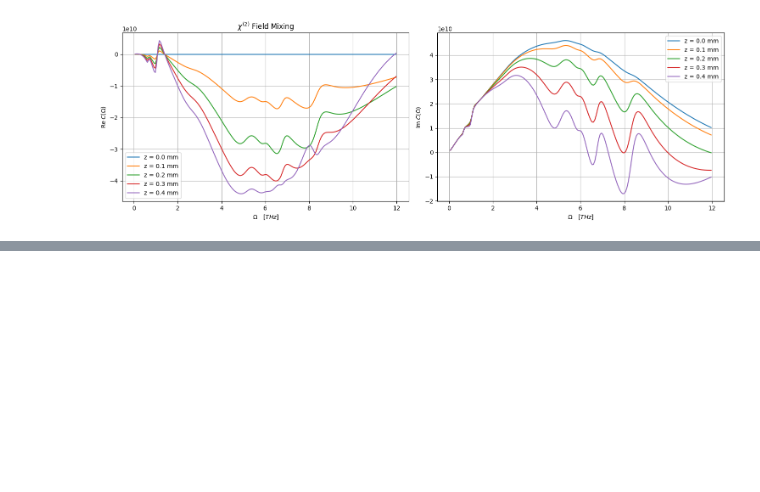
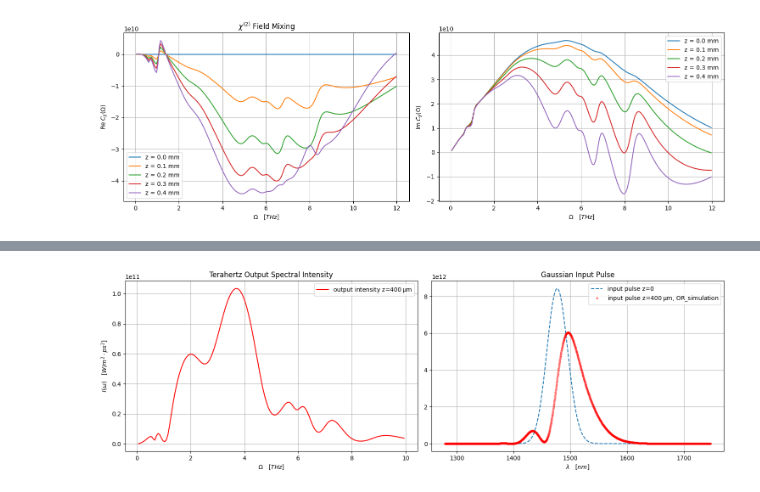
Before and after one commit to p-engel/nonlinear_optics, a Jupyter notebook: optical_rectification/analysis.ipynb, the cells around one changed output, grey strips where cells are left out. Saved outputs shown, nothing was run; the diff lists cells and outputs as text; code cells hidden in the pictures; blank space fills up the shorter version.

```diff
--- a/optical_rectification/analysis.ipynb
+++ b/optical_rectification/analysis.ipynb
@@ -335,0 +419,28 @@ plt.tight_layout()
+# %%
+# visualize cascaded OR Field Output
+pulse = definitions.Gaussian(E0=1.3*5.4315e8)
+model2 = propagator.ORPropagator(pulse, cascade=True)
+output2 = run.or_simulation(model2)
+# %%
+fig10b, (ax10b, ax11b) = plt.subplots(figsize=(15, 5), nrows=1, ncols=2)
+
+ax11b.plot(c_thz/pulse.w * 1e9, (EPS0 * c / 2)*np.abs(pulse.field_w())**2, '--',
+          label=r'input pulse z=0')
+ax11b.plot(c_thz/pulse.w * 1e9, (EPS0 * c / 2)*np.abs(output2["Ew"])**2, '.r',
+          alpha=0.4, label=r'input pulse z=$400 \: {\rm {\mu}m}$, OR_simulation')
+ax11b.set_title(r"Gaussian Input Pulse")
+ax11b.set_xlabel(r"$\lambda \quad [nm]$")
+ax11b.legend()
+ax11b.grid(True)
+
+ax10b.plot(output2["model"].Ω, (EPS0 * c / 2)*np.abs(output2["EΩ"])**2, '-r',
+          label=r'output intensity z=$400 \: {\rm {\mu}m}$')
+ax10b.set_title(r"Terahertz Output Spectral Intensity")
+ax10b.set_xlabel(r"$\Omega \quad [THz]$")
+ax10b.set_ylabel(r"$I(\omega) \quad [W/m^2 \cdot ps^2]$")
+ax10b.legend()
+ax10b.grid(True)
+
+plt.tight_layout()
+# %% [output]
+[figure, added]
```
Also changed, not shown: parts of 14 cells of this notebook.
